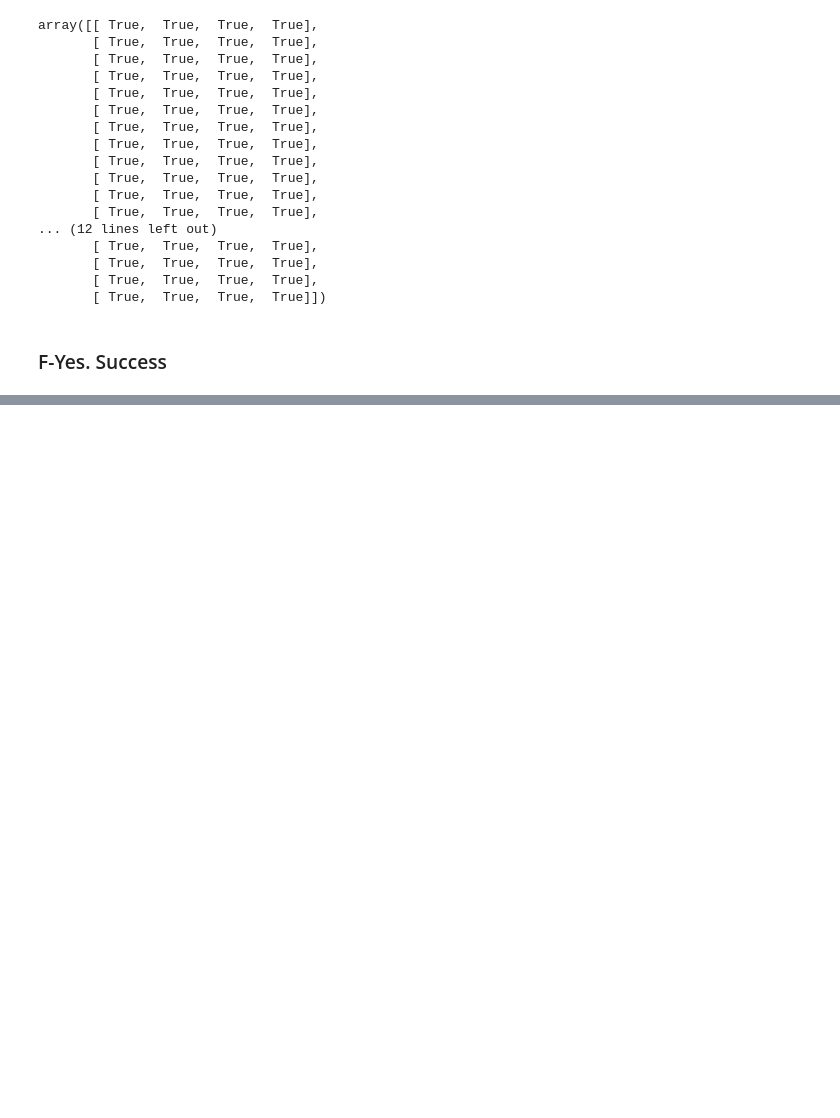
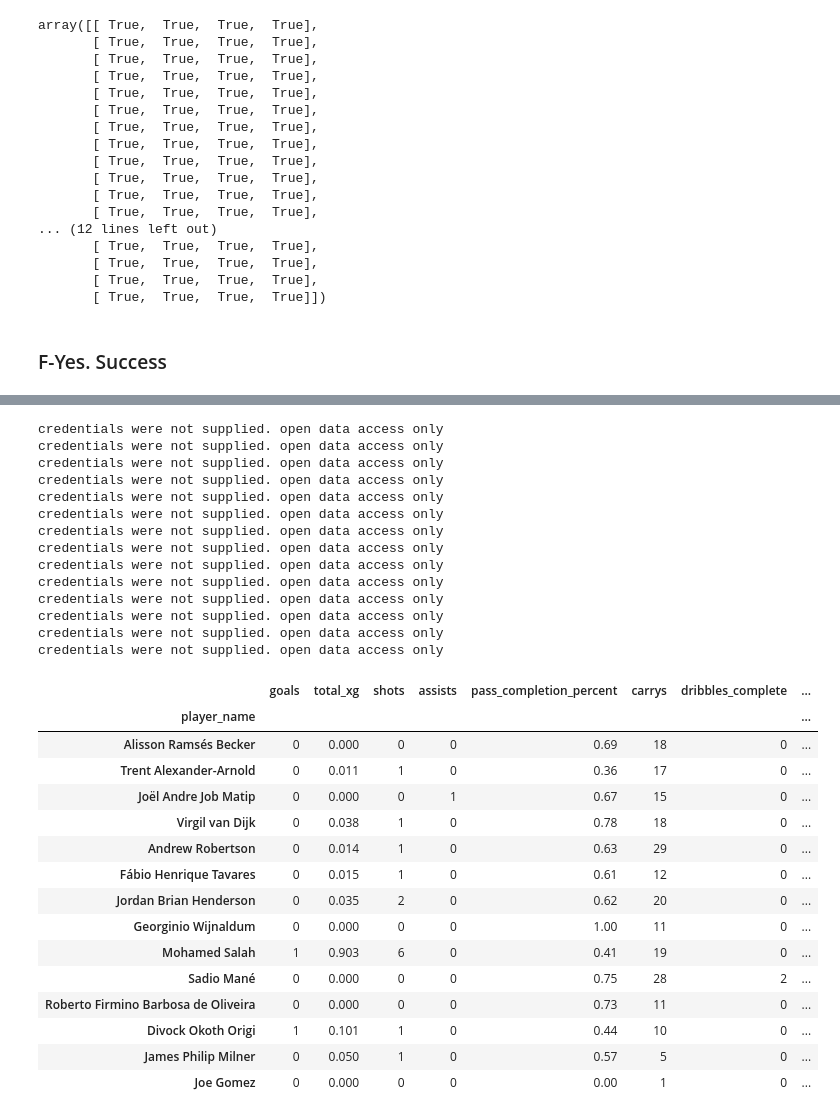
Before and after one commit to derrik-hanson/Soccer-Dash, a Jupyter notebook: lineup_playing-time_utilities_development.ipynb, the cells around one changed output, grey strips where cells are left out. Cells and saved outputs as stored; diff of their text form; code cells hidden in the pictures; blank space fills up the shorter version.

Commit message:
Update sbutilities
Add player match summary and team match summary functions

```diff
--- a/lineup_playing-time_utilities_development.ipynb
+++ b/lineup_playing-time_utilities_development.ipynb
@@ -380,5 +380,5 @@ array([[ True,  True,  True,  True],
 # %% [markdown]
 ### F-Yes. Success
 # %%
-df_L = sb.events(match_id=22912, split=False, flatt=True)
+df_L = sb.events(match_id=22912, split=False, flatten_attrs=True)
 # %% [output]
@@ -405,0 +388,4 @@ sbut.playingtime_from_match(df_L)
+# %%
+all_players = sbut.playingtime_from_match(df_L)
+lfc_mask = all_players['team']=='Liverpool'
+lfc_players = all_players[lfc_mask]
@@ -405,0 +552,66 @@ sbut.playingtime_from_match(df_L)
+# %%
+def make_team_match_summary(match_id, player_list=None, team_name=None, pretty_d=False):
+    """
+    match_id : int
+    player_list= None : list (optional)
+    team_name= None : str (optional. required if player list also provided)
+    pretty_d=False : bool (optional) round derived metrics for display
+    """
+    if player_list is None:
+        all_players = sbut.playingtime_from_match(df_L)
+        team_mask = all_players['team']==team_name
+        team_players = all_players[team_mask]
+        player_list = team_players['player_name'].values.tolist()
+
+    group_sum = []
+    for player in player_list:
+
+        use_cols = ['goals', 'total_xg','shots','assists', 'pass_completion_percent', 'carrys', 'dribbles_complete','playing_time']
+
+        player_sum = get_player_match_summary(player, match_id)[use_cols]
+        group_sum.append(player_sum)
+        df_team = pd.concat(group_sum)
+
+        if pretty_d:
+            #--
+            # clean up display
+            df_team['total_xg'] = round(df_team['total_xg'],3)
+            df_team['pass_completion_percent'] = round(df_team['pass_completion_percent'],2)
+
+    return df_team
+# %%
+player_list = lfc_players['player_name'].values.tolist()
+match_id = 22912
+match_sum = make_team_match_summary(match_id, team_name='Liverpool', pretty_d=True)
+display(match_sum)
+# %% [output]
+credentials were not supplied. open data access only
+credentials were not supplied. open data access only
+credentials were not supplied. open data access only
+credentials were not supplied. open data access only
+credentials were not supplied. open data access only
+credentials were not supplied. open data access only
+credentials were not supplied. open data access only
+credentials were not supplied. open data access only
+credentials were not supplied. open data access only
+credentials were not supplied. open data access only
+credentials were not supplied. open data access only
+credentials were not supplied. open data access only
+credentials were not supplied. open data access only
+credentials were not supplied. open data access only
+|  | goals | total_xg | shots | assists | pass_completion_percent | carrys | dribbles_complete | ... |
+| player_name |  |  |  |  |  |  |  | ... |
+| Alisson Ramsés Becker | 0 | 0.000 | 0 | 0 | 0.69 | 18 | 0 | ... |
+| Trent Alexander-Arnold | 0 | 0.011 | 1 | 0 | 0.36 | 17 | 0 | ... |
+| Joël Andre Job Matip | 0 | 0.000 | 0 | 1 | 0.67 | 15 | 0 | ... |
+| Virgil van Dijk | 0 | 0.038 | 1 | 0 | 0.78 | 18 | 0 | ... |
+| Andrew Robertson | 0 | 0.014 | 1 | 0 | 0.63 | 29 | 0 | ... |
+| Fábio Henrique Tavares | 0 | 0.015 | 1 | 0 | 0.61 | 12 | 0 | ... |
+| Jordan Brian Henderson | 0 | 0.035 | 2 | 0 | 0.62 | 20 | 0 | ... |
+| Georginio Wijnaldum | 0 | 0.000 | 0 | 0 | 1.00 | 11 | 0 | ... |
+| Mohamed Salah | 1 | 0.903 | 6 | 0 | 0.41 | 19 | 0 | ... |
+| Sadio Mané | 0 | 0.000 | 0 | 0 | 0.75 | 28 | 2 | ... |
+| Roberto Firmino Barbosa de Oliveira | 0 | 0.000 | 0 | 0 | 0.73 | 11 | 0 | ... |
+| Divock Okoth Origi | 1 | 0.101 | 1 | 0 | 0.44 | 10 | 0 | ... |
+| James Philip Milner | 0 | 0.050 | 1 | 0 | 0.57 | 5 | 0 | ... |
+| Joe Gomez | 0 | 0.000 | 0 | 0 | 0.00 | 1 | 0 | ... |
```
Also changed, not shown: parts of 12 cells of this notebook, 1 other file.
